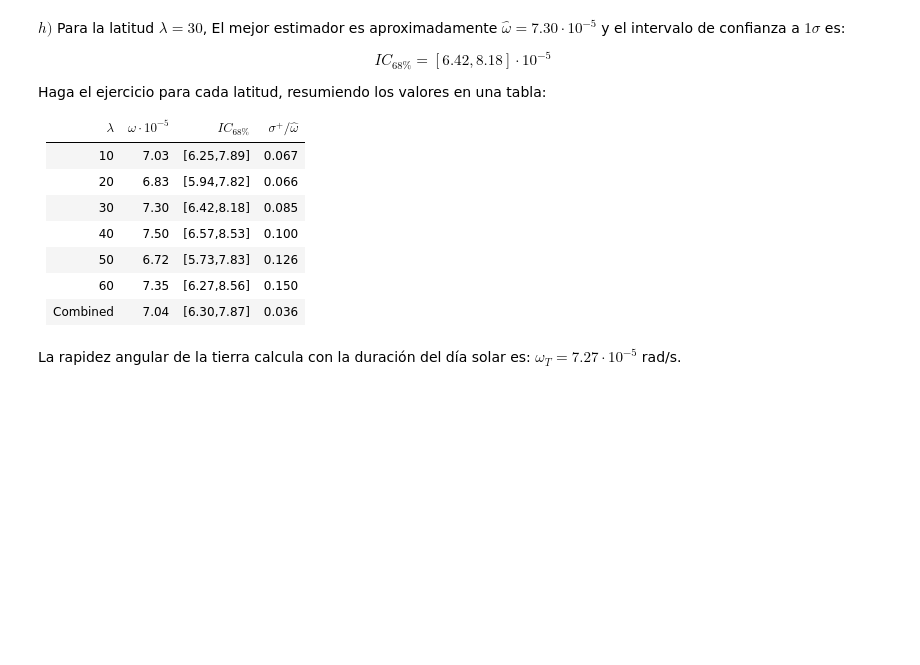
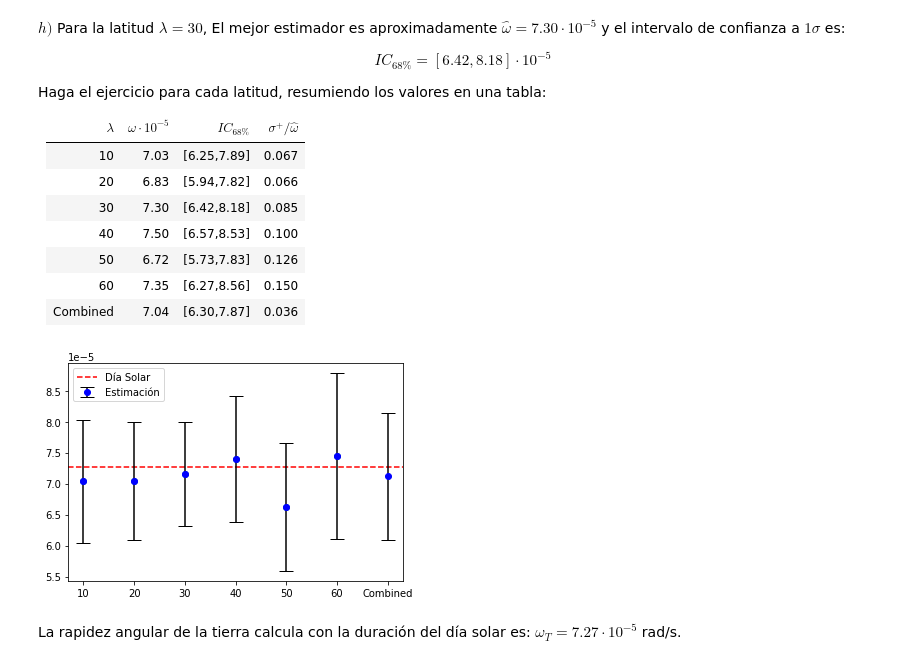
Before and after one commit to ThomasAnkhe/Metodos1_ClaudiaCuellar-ThomasAndrade, a Jupyter notebook: Cuarto Parcial/Cuarto Parcial.ipynb, the cells around one changed output. Drawn from its saved outputs; the diff is of its cells as text; code cells hidden in the pictures; blank space fills up the shorter version.

```diff
--- a/Cuarto Parcial/Cuarto Parcial.ipynb
+++ b/Cuarto Parcial/Cuarto Parcial.ipynb
@@ -82,5 +219,28 @@ Haga el ejercicio para cada latitud, resumiendo los valores en una tabla:
 | 50 | 6.72 | [5.73,7.83] | 0.126 |
 | 60 | 7.35 | [6.27,8.56] | 0.150 |
 | Combined | 7.04 | [6.30,7.87] | 0.036 |
+# %%
+x_value, y_value, y_error = [], [], []
+
+for i in range(1, 7):
+  y_, h_, sigmay_, N_ = Data(Filter(i*10))
+  Gravedad_, Omega_ = Omega_Stimation(y_, h_, sigmay_, i*10)
+  H2_, binsx_, binsy_ = Histogram_Data(Gravedad_, Omega_)
+  best_estimator, lower_limit, upper_limit = Looking_For_Intervals(H2_, binsx_)
+
+  x_value.append(i*10)
+  y_value.append(best_estimator)
+  y_error.append(np.abs((upper_limit - lower_limit)/2))
+# %%
+plt.scatter(x_value, y_value)
+plt.axhline(7.27e-5, linestyle = 'dashed', color = 'r', label="Día Solar")
+for i in range(len(x_value)):
+  ax = plt.errorbar(x_value[i], y_value[i], linestyle="None", yerr = y_error[i], fmt="ob", capsize=7, ecolor="k")
+plt.errorbar(70, np.sum(y_value)/len(y_value), linestyle="None", yerr = np.sum(y_error)/len(y_error), fmt="ob", capsize=7, ecolor="k", label = "Estimación")
+plt.xticks(x_value + [70],["10", "20", "30", "40", "50", "60", "Combined"])
+plt.legend()
+plt.show()
+# %% [output]
+[figure, added]
 # %% [markdown]
 La rapidez angular de la tierra calcula con la duración del día solar es: $\omega _T = 7.27 \cdot 10^{−5}$ rad/s.
```
Also changed, not shown: parts of 15 cells of this notebook.
